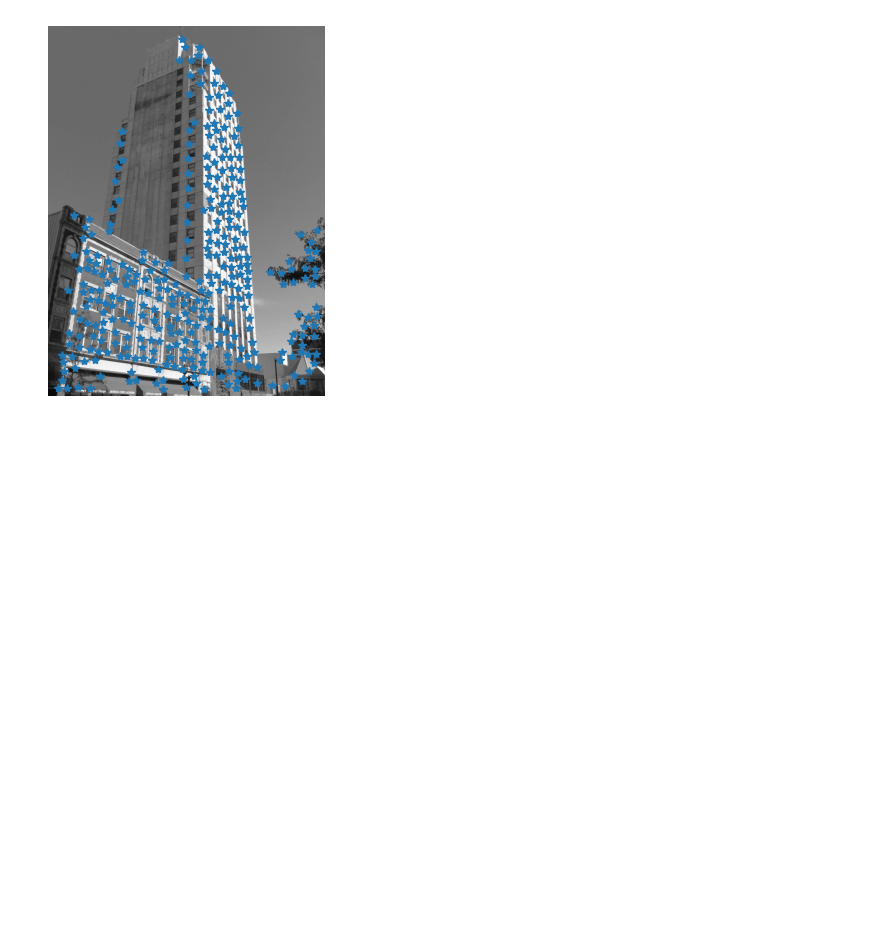
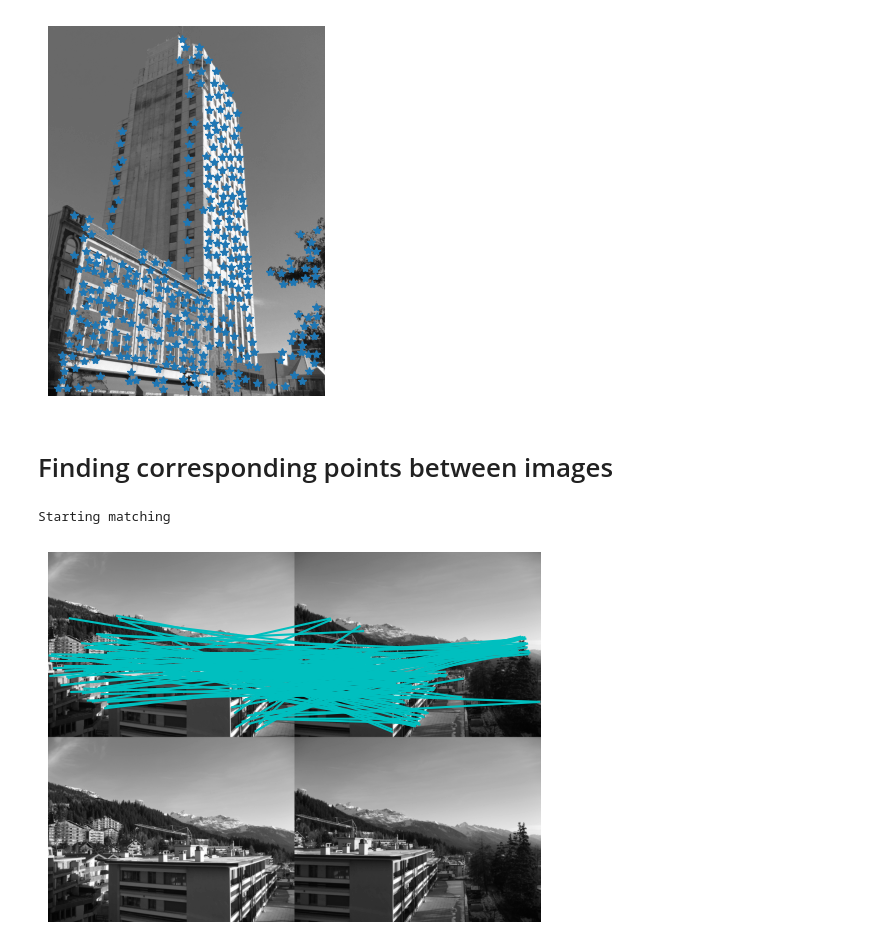
Before and after one commit to joelsnz/computer-vision, a Jupyter notebook: 2_image_descriptors/2_1_harris_detector.ipynb, the cells around one changed output. Saved outputs shown, nothing was run; the diff lists cells and outputs as text; code cells hidden in the pictures; blank space fills up the shorter version.

Commit message:
Harris Corner Detector

```diff
--- a/2_image_descriptors/2_1_harris_detector.ipynb
+++ b/2_image_descriptors/2_1_harris_detector.ipynb
@@ -10,3 +10,28 @@ filtered_coords = get_harris_points(harrisim, 50)
 plot_harris_points(im, filtered_coords)
 # %% [output]
 [figure]
+# %% [markdown]
+# Finding corresponding points between images
+# %%
+im1 = np.array(Image.open('../data/crans_1_small.jpg').convert('L'))
+im2 = np.array(Image.open('../data/crans_2_small.jpg').convert('L'))
+# %%
+wid = 5
+harrisim = compute_harris_response(im1, 5)
+filtered_coords1 = get_harris_points(harrisim, wid + 1)
+d1 = get_descriptors(im, filtered_coords1, wid)
+
+harrisim = compute_harris_response(im2, 5)
+filtered_coords2 = get_harris_points(harrisim, wid + 1)
+d2 = get_descriptors(im, filtered_coords2, wid)
+
+print("Starting matching")
+matches = match_twosided(d1, d2)
+
+plt.figure()
+plt.gray()
+plot_matches(im1, im2, filtered_coords1, filtered_coords2, matches)
+plt.show()
+# %% [output]
+Starting matching
+[figure, added]
```
Also changed, not shown: 38 other files.
